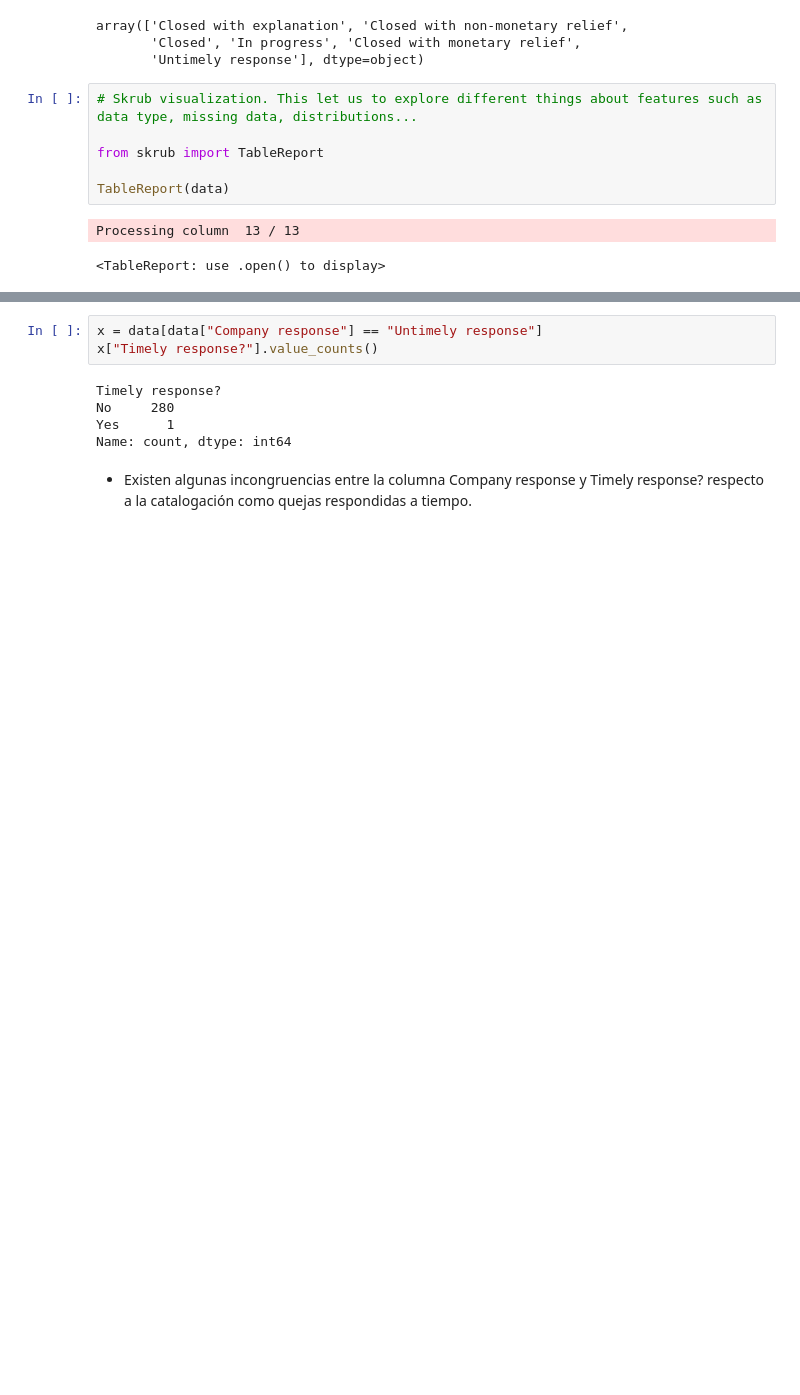
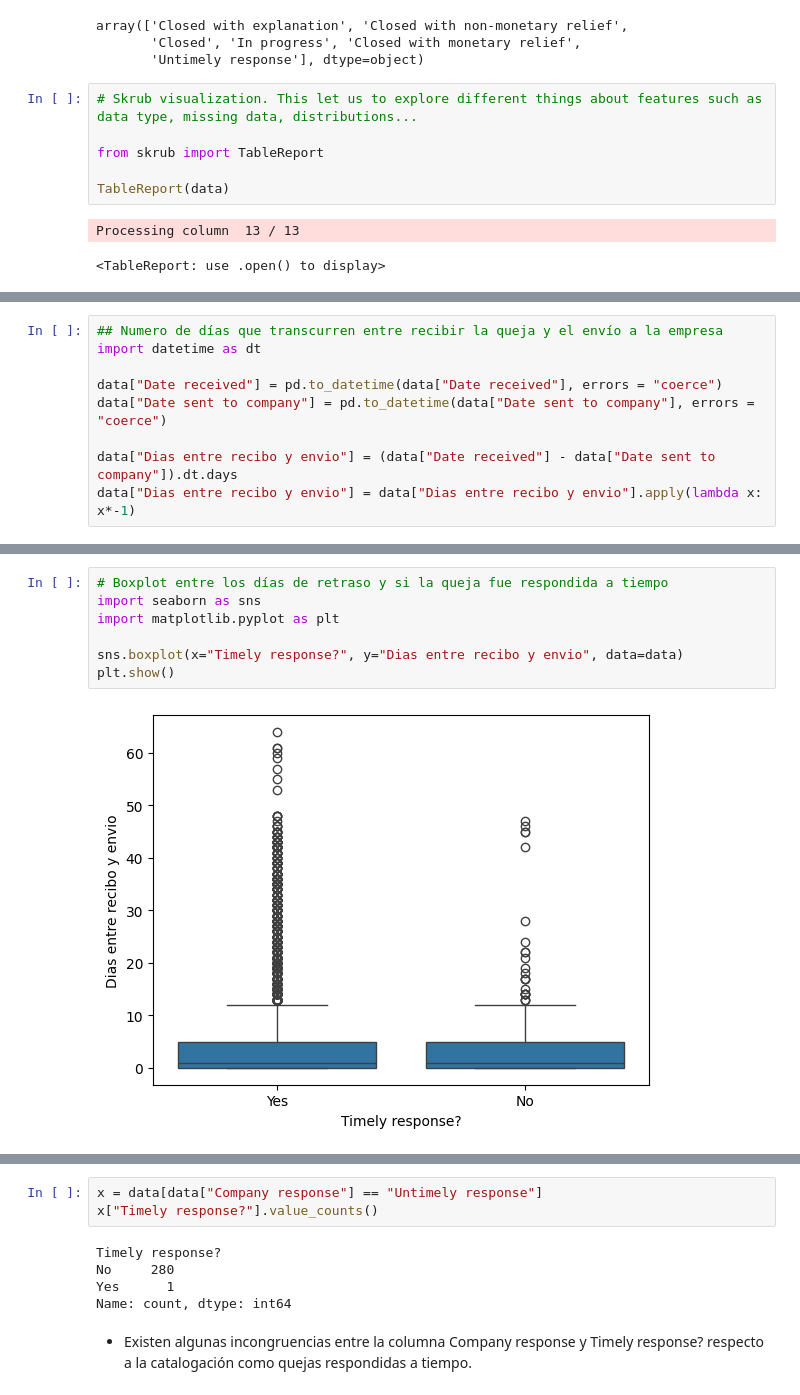
Before and after one commit to FernandoMoroC/Proyecto_Final_ML, a Jupyter notebook: notebooks/EDA.ipynb, the cells around one changed output, grey strips where cells are left out. Saved outputs shown, nothing was run; the diff lists cells and outputs as text; blank space fills up the shorter version.

```diff
--- a/notebooks/EDA.ipynb
+++ b/notebooks/EDA.ipynb
@@ -39,0 +62,9 @@ Processing column  13 / 13
+# %%
+## Numero de días que transcurren entre recibir la queja y el envío a la empresa
+import datetime as dt
+
+data["Date received"] = pd.to_datetime(data["Date received"], errors = "coerce")
+data["Date sent to company"] = pd.to_datetime(data["Date sent to company"], errors = "coerce")
+
+data["Dias entre recibo y envio"] = (data["Date received"] - data["Date sent to company"]).dt.days
+data["Dias entre recibo y envio"] = data["Dias entre recibo y envio"].apply(lambda x: x*-1)
@@ -39,0 +93,9 @@ Processing column  13 / 13
+# %%
+# Boxplot entre los días de retraso y si la queja fue respondida a tiempo
+import seaborn as sns
+import matplotlib.pyplot as plt
+
+sns.boxplot(x="Timely response?", y="Dias entre recibo y envio", data=data)
+plt.show()
+# %% [output]
+[figure, added]
```
Also changed, not shown: parts of 11 cells of this notebook, 6 other files.
